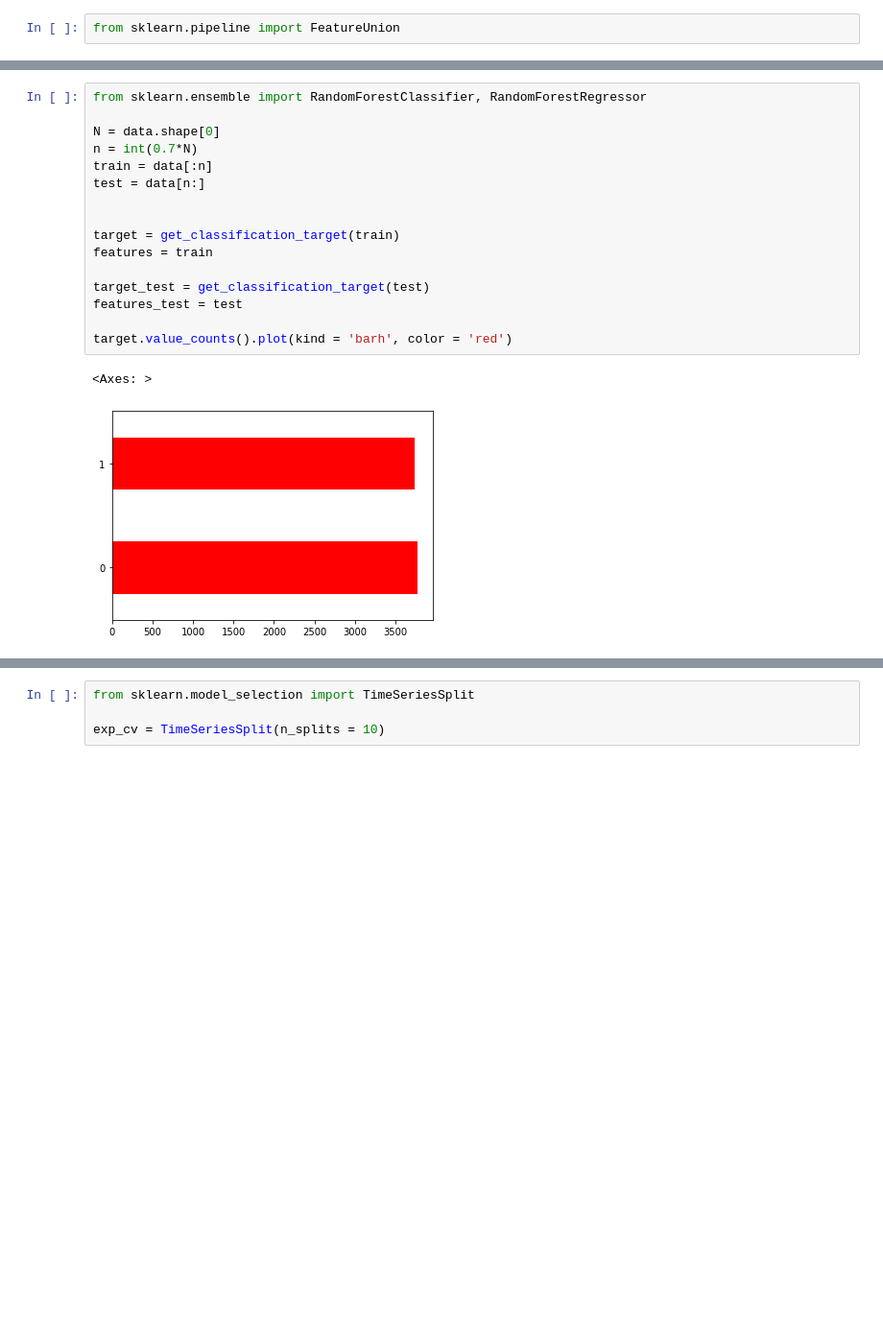
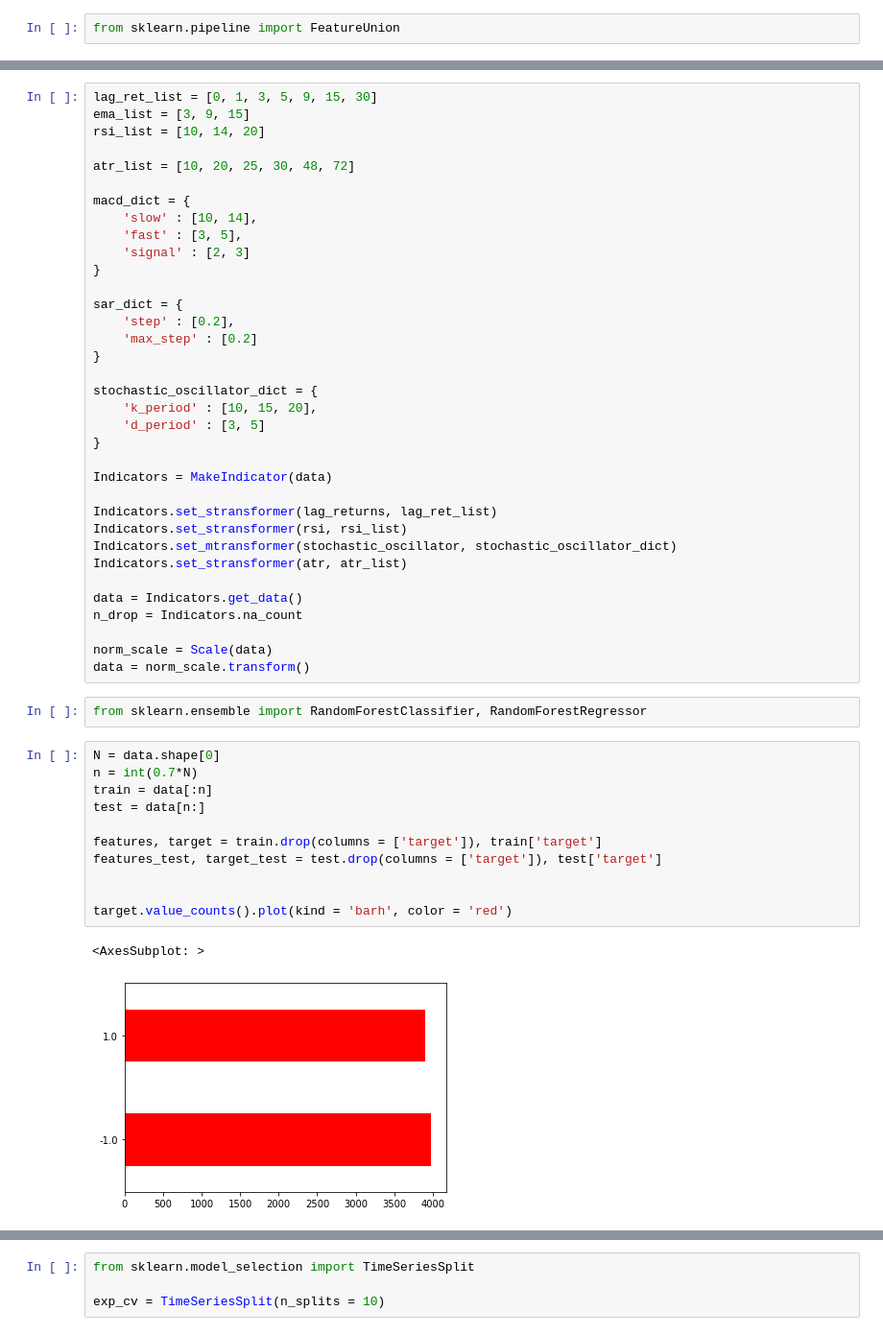
Before and after one commit to cedTrad/MachineLearning_Trading, a Jupyter notebook: lab.ipynb, the cells around one changed output, grey strips where cells are left out. Shown at 96% size. Cells and saved outputs as stored; diff of their text form; blank space fills up the shorter version.

```diff
--- a/lab.ipynb
+++ b/lab.ipynb
@@ -79,19 +32,51 @@ data = Indicators.df()
+# %%
+lag_ret_list = [0, 1, 3, 5, 9, 15, 30]
+ema_list = [3, 9, 15]
+rsi_list = [10, 14, 20]
+
+atr_list = [10, 20, 25, 30, 48, 72]
+
+macd_dict = {
+    'slow' : [10, 14],
+    'fast' : [3, 5],
+    'signal' : [2, 3]
+}
+
+sar_dict = {
+    'step' : [0.2],
+    'max_step' : [0.2]
+}
+
+stochastic_oscillator_dict = {
+    'k_period' : [10, 15, 20],
+    'd_period' : [3, 5]
+}
+
+Indicators = MakeIndicator(data)
+
+Indicators.set_stransformer(lag_returns, lag_ret_list)
+Indicators.set_stransformer(rsi, rsi_list)
+Indicators.set_mtransformer(stochastic_oscillator, stochastic_oscillator_dict)
+Indicators.set_stransformer(atr, atr_list)
+
+data = Indicators.get_data()
+n_drop = Indicators.na_count
+
+norm_scale = Scale(data)
+data = norm_scale.transform()
+# %%
+from sklearn.ensemble import RandomForestClassifier, RandomForestRegressor
 # %%
-from sklearn.ensemble import RandomForestClassifier, RandomForestRegressor
-
 N = data.shape[0]
 n = int(0.7*N)
 train = data[:n]
 test = data[n:]
 
+features, target = train.drop(columns = ['target']), train['target']
+features_test, target_test = test.drop(columns = ['target']), test['target']
 
-target = get_classification_target(train)
-features = train
-
-target_test = get_classification_target(test)
-features_test = test
 
 target.value_counts().plot(kind = 'barh', color = 'red')
 # %% [output]
-<Axes: >
+<AxesSubplot: >
-[figure, old version]
+[figure, new version]
```
Also changed, not shown: parts of 28 cells of this notebook, 23 other files.
